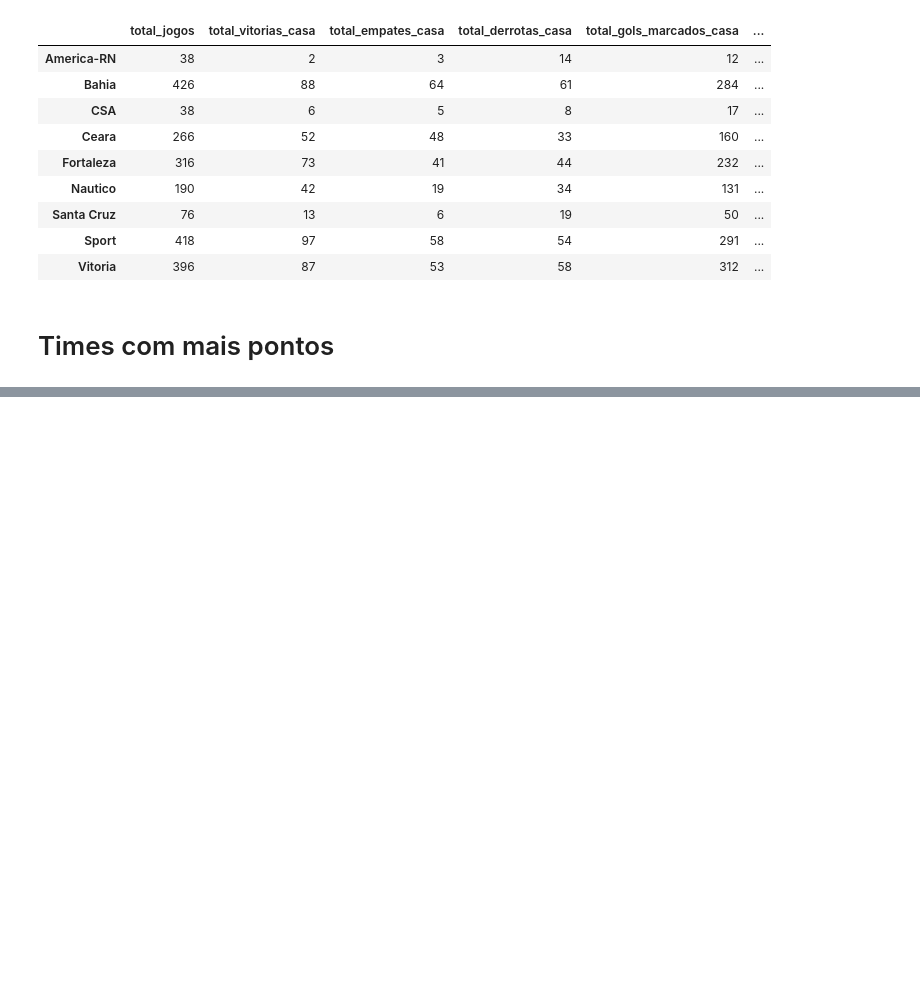
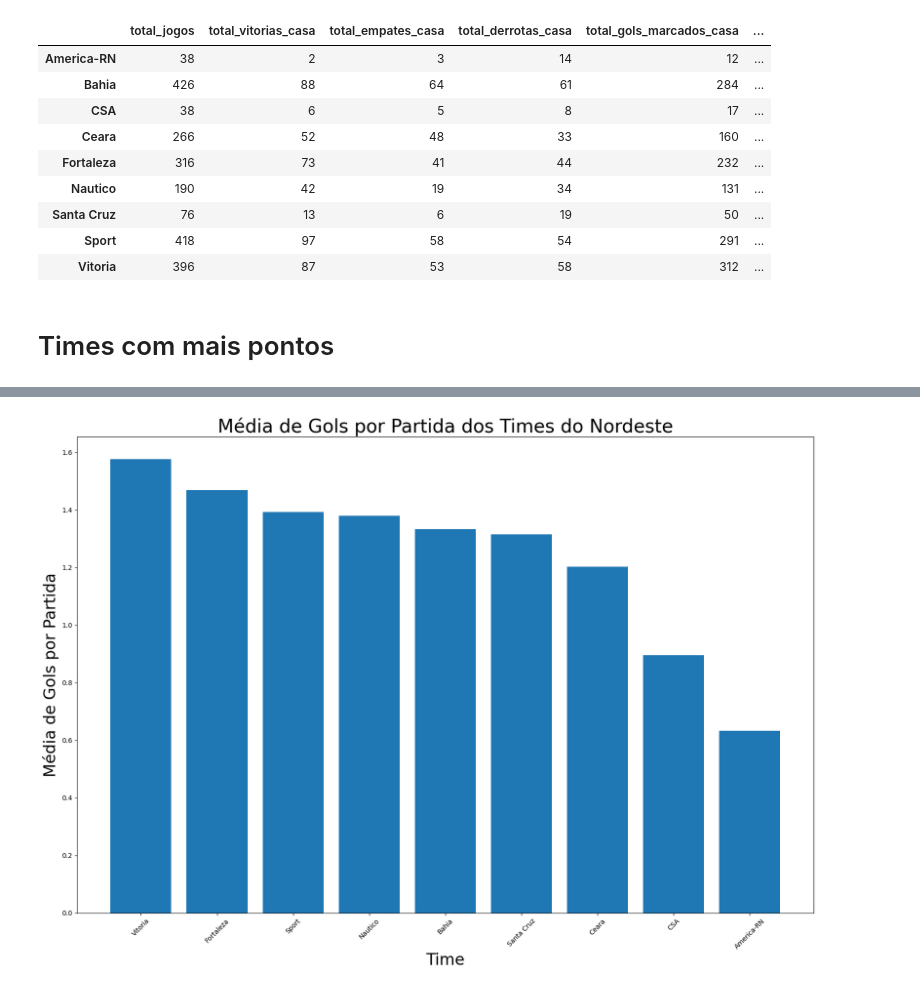
Before and after one commit to 022Vinicius/An-lises_de_dados_esportes, a Jupyter notebook: futebol_pernambucano.ipynb, the cells around one changed output, grey strips where cells are left out. Drawn from its saved outputs; the diff is of its cells as text; code cells hidden in the pictures; blank space fills up the shorter version.

```diff
--- a/futebol_pernambucano.ipynb
+++ b/futebol_pernambucano.ipynb
@@ -617,0 +618,16 @@ plt.show()
+# %%
+# Calcula a média de gols por partida para cada time do Nordeste
+media_gols = brasileirao_nordeste.groupby('mandante')['mandante_placar'].mean().reset_index()
+media_gols = media_gols.rename(columns={'mandante_placar': 'media_gols'})
+media_gols = media_gols.sort_values(by='media_gols', ascending=False)
+
+# Visualiza os resultados
+plt.figure(figsize=(20, 13))
+plt.bar(media_gols['mandante'], media_gols['media_gols'])
+plt.xticks(rotation=45)
+plt.xlabel('Time',fontsize = '24')
+plt.ylabel('Média de Gols por Partida',fontsize = '24')
+plt.title('Média de Gols por Partida dos Times do Nordeste', fontsize='28')
+plt.show()
+# %% [output]
+[figure, added]
```
Also changed, not shown: parts of 1 cell of this notebook.
